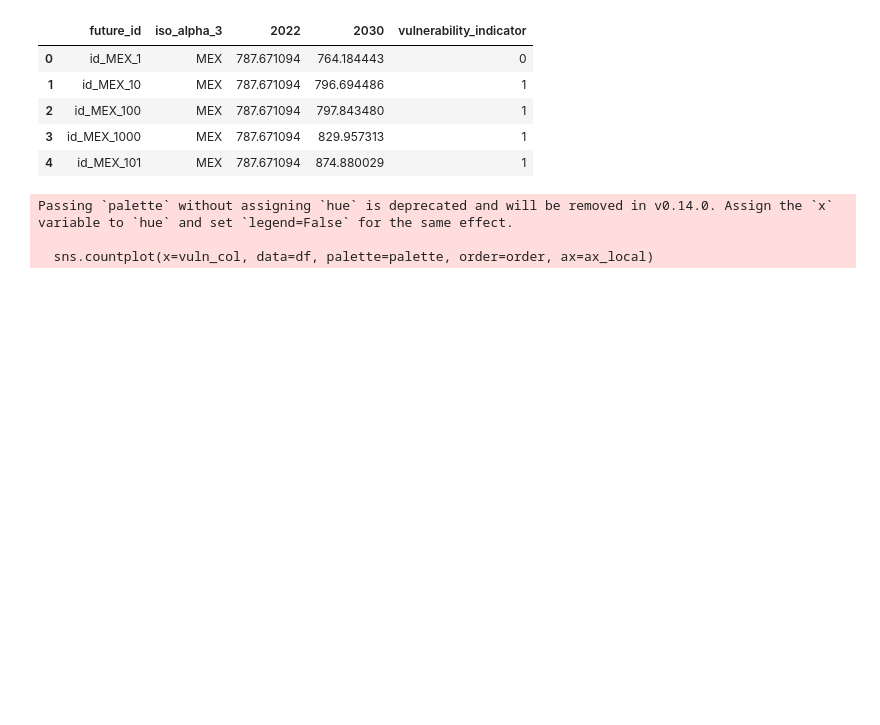
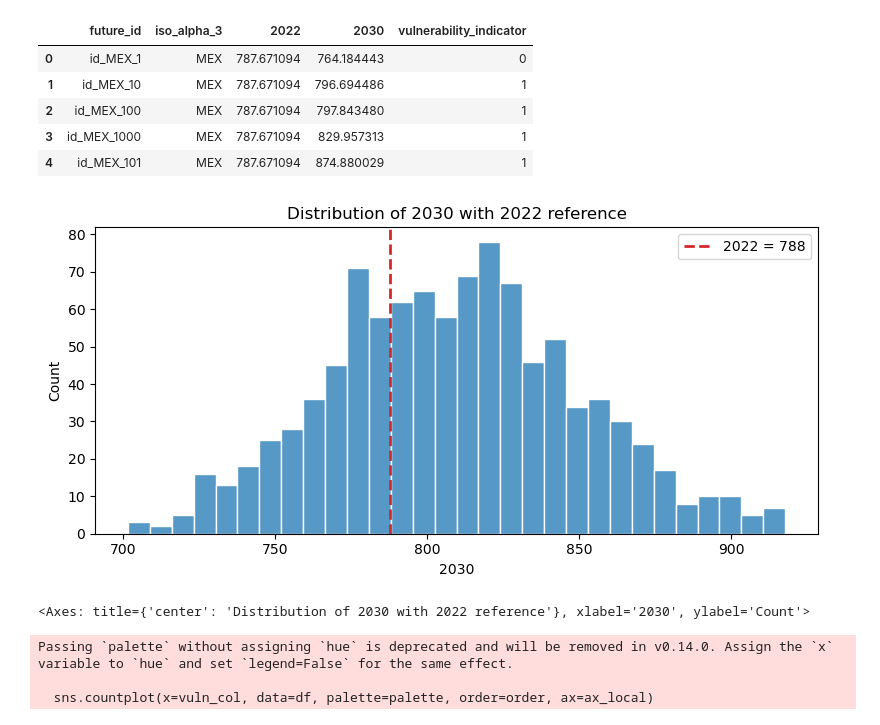
Before and after one commit to jroblar/ndc_evaluation, a Jupyter notebook: scenario_discovery/scenario_discovery_simple_classes.ipynb, the cells around one changed output. Cells and saved outputs as stored; diff of their text form; code cells hidden in the pictures; blank space fills up the shorter version.

```diff
--- a/scenario_discovery/scenario_discovery_simple_classes.ipynb
+++ b/scenario_discovery/scenario_discovery_simple_classes.ipynb
@@ -63,6 +63,15 @@ df_pivot.head()
 | 2 | id_MEX_100 | MEX | 787.671094 | 797.843480 | 1 |
 | 3 | id_MEX_1000 | MEX | 787.671094 | 829.957313 | 1 |
 | 4 | id_MEX_101 | MEX | 787.671094 | 874.880029 | 1 |
+# %%
+VulnerabilityAnalyzer.plot_future_distribution_with_baseline(
+    df_pivot,
+    future_col="2030",
+    baseline_col="2022",
+)
+# %% [output]
+[figure, added]
+<Axes: title={'center': 'Distribution of 2030 with 2022 reference'}, xlabel='2030', ylabel='Count'>
 # %%
 ax = VulnerabilityAnalyzer.plot_vulnerability_counts(df_pivot)
 # %% [output]
```
Also changed, not shown: 2 other files.
